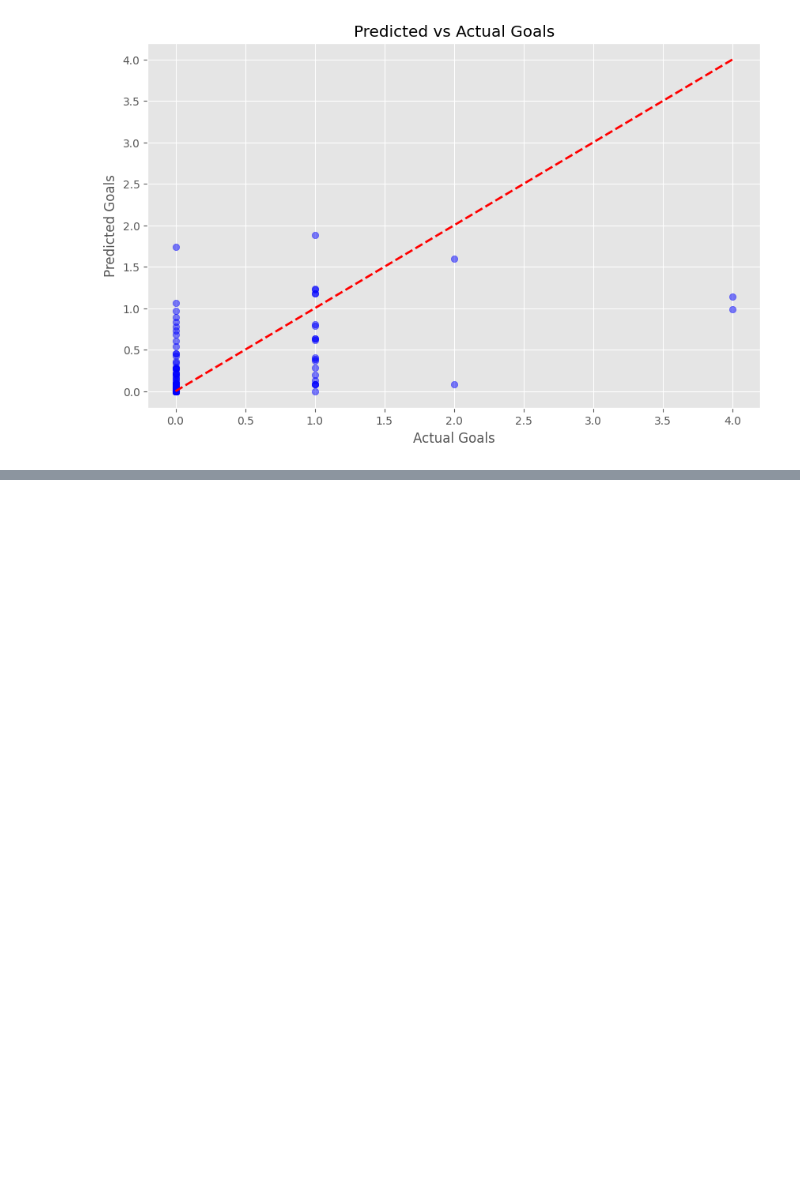
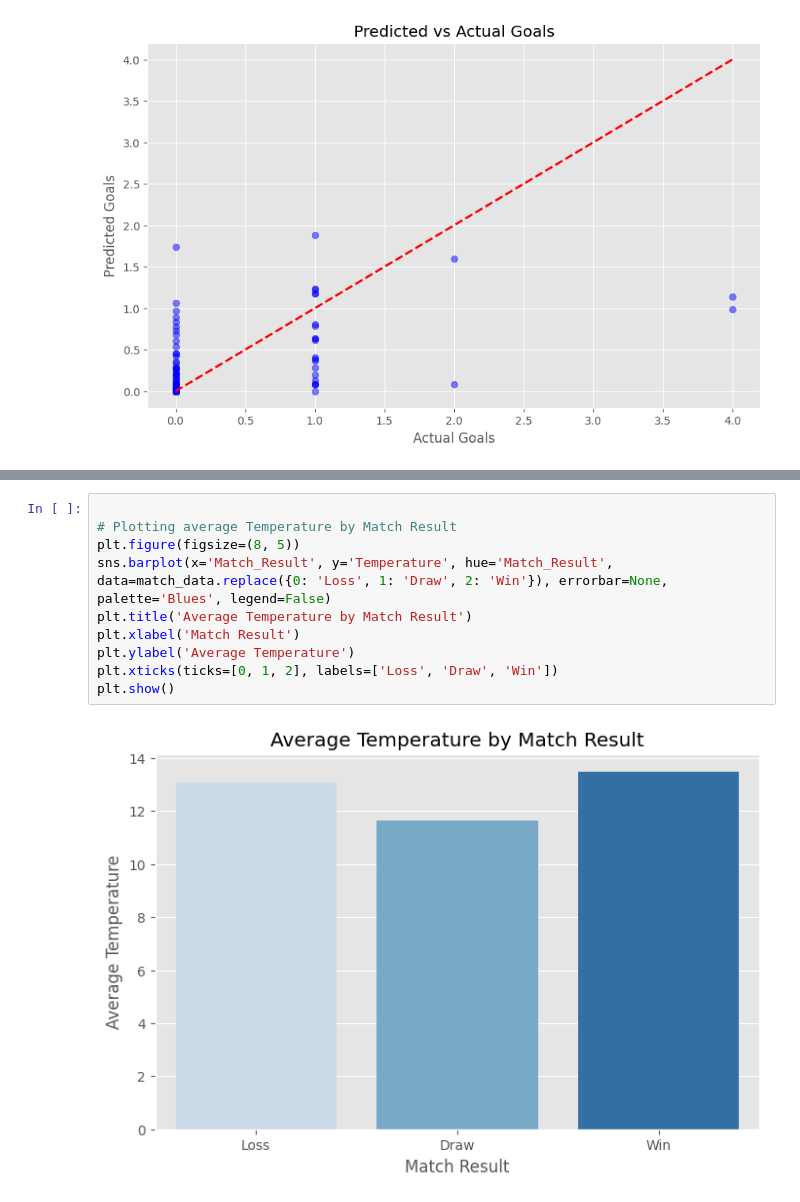
Before and after one commit to Shahbazi-Amir/Football_Player-_prediction, a Jupyter notebook: Football_players_predict.ipynb, the cells around one changed output, grey strips where cells are left out. Saved outputs shown, nothing was run; the diff lists cells and outputs as text; blank space fills up the shorter version.

```diff
--- a/Football_players_predict.ipynb
+++ b/Football_players_predict.ipynb
@@ -910,0 +1178,12 @@ plt.show()
+# %%
+
+# Plotting average Temperature by Match Result
+plt.figure(figsize=(8, 5))
+sns.barplot(x='Match_Result', y='Temperature', hue='Match_Result', data=match_data.replace({0: 'Loss', 1: 'Draw', 2: 'Win'}), errorbar=None, palette='Blues', legend=False)
+plt.title('Average Temperature by Match Result')
+plt.xlabel('Match Result')
+plt.ylabel('Average Temperature')
+plt.xticks(ticks=[0, 1, 2], labels=['Loss', 'Draw', 'Win'])
+plt.show()
+# %% [output]
+[figure, added]
```
Also changed, not shown: parts of 12 cells of this notebook.
